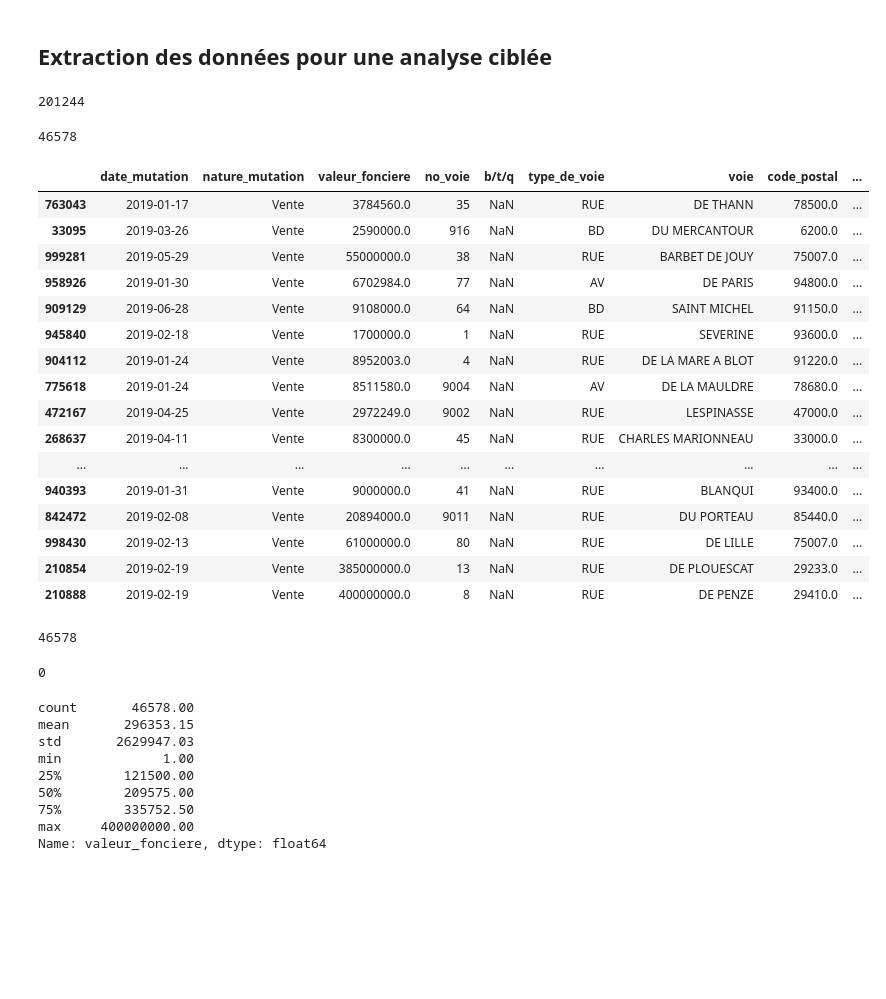
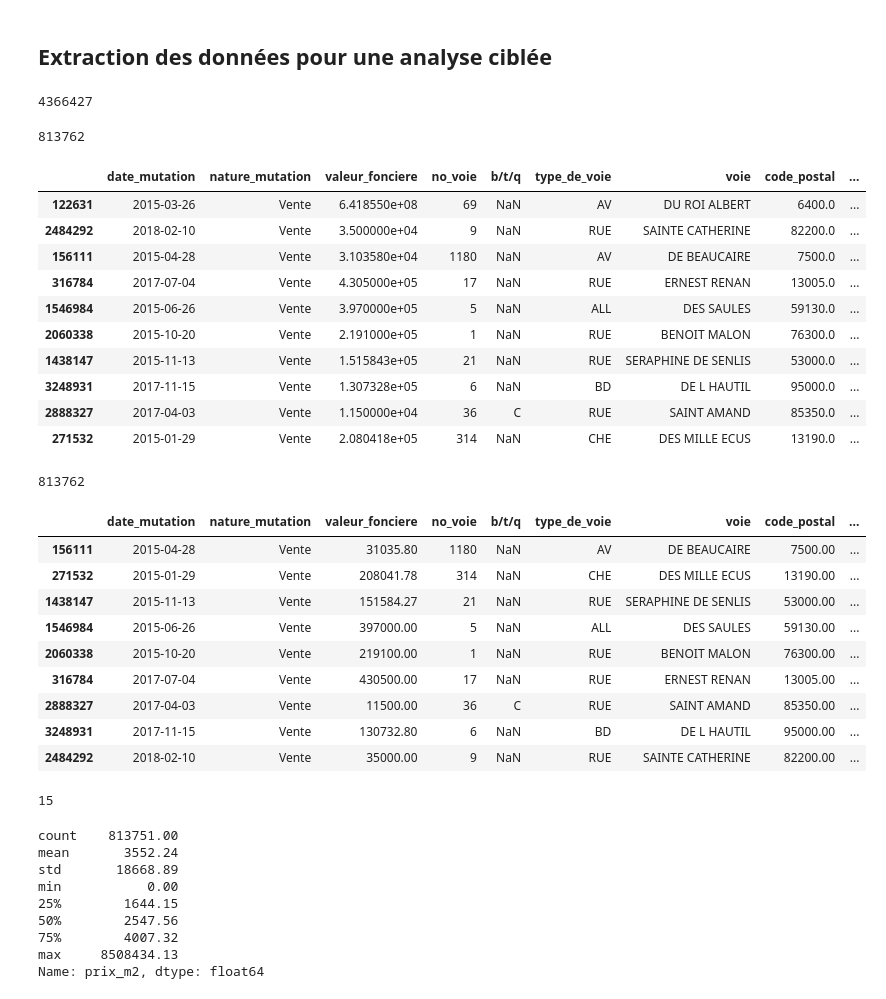
Before and after one commit to houseofai/french-realestate-price-prediction, a Jupyter notebook: 1_Data_Cleaning.ipynb, the cells around one changed output. Drawn from its saved outputs; the diff is of its cells as text; code cells hidden in the pictures; blank space fills up the shorter version.

```diff
--- a/1_Data_Cleaning.ipynb
+++ b/1_Data_Cleaning.ipynb
@@ -45,8 +45,8 @@ col_exclude = ['Code service CH', 'Reference document', '1 Articles CGI',
                'No Volume','No disposition','Code type local', 'Code voie',
                '5eme lot', '4eme lot', '3eme lot', '2eme lot', '1er lot']
 all_files = glob.glob("data/*.txt")
-#df = pd.concat((pd.read_csv(f, sep='|', decimal=",", dtype=def_types, parse_dates=['Date mutation'], date_parser=dateparse, usecols=lambda col: col not in col_exclude) for f in all_files))
-df = pd.read_csv('data/valeursfoncieres-2019.txt', sep='|', decimal=",", dtype=def_types, parse_dates=['Date mutation'], date_parser=dateparse,usecols=lambda col: col not in col_exclude)
+df = pd.concat((pd.read_csv(f, sep='|', decimal=",", dtype=def_types, parse_dates=['Date mutation'], date_parser=dateparse, usecols=lambda col: col not in col_exclude) for f in all_files))
+#df = pd.read_csv('data/valeursfoncieres-2019.txt', sep='|', decimal=",", dtype=def_types, parse_dates=['Date mutation'], date_parser=dateparse,usecols=lambda col: col not in col_exclude)
 # %% [markdown]
 #### Renomme les colonnes
 # %%
@@ -269,46 +269,54 @@ df.to_csv(r'data/valeursfoncieres-clean-df.csv', index = None, header=True)
 # %% [markdown]
 ## Extraction des données pour une analyse ciblée
 # %%
-df_maisons = df[(df['type_local'].isin(['Maison']))&(df['nature_mutation']=='Vente')]
+df_maisons = df[(df['type_local'].isin(['Maison','Appartement']))&(df['nature_mutation']=='Vente')]
 len(df_maisons.index)
 # %% [output]
-201244
+4366427
 # %%
 df_maisons_simple = df_maisons.groupby(['date_mutation','valeur_fonciere']).filter(lambda x: len(x) == 1)
 len(df_maisons_simple.index)
 # %% [output]
-46578
+813762
 # %%
 df_maisons_simple['surface_carrez'] = df_maisons_simple['surface_carrez_du_1er_lot']+ df_maisons_simple['surface_carrez_du_2eme_lot'] + df_maisons_simple['surface_carrez_du_3eme_lot'] + df_maisons_simple['surface_carrez_du_4eme_lot'] + df_maisons_simple['surface_carrez_du_5eme_lot']
 #df_maisons_simple['surface_carrez'].apply(lambda x: x if x>0 else df_maisons_simple['surface_reelle_bati'])
-df_maisons_simple['surface_carrez'] = df_maisons_simple.loc[df_maisons_simple['surface_carrez'] ==0, 'surface_carrez'] = df_maisons_simple['surface_reelle_bati']
+# %%
+df_maisons_simple['surface_carrez'] = np.where(df_maisons_simple['surface_carrez']==0,df_maisons_simple['surface_reelle_bati'],df_maisons_simple['surface_carrez'])
 # %%
 df_maisons_simple['prix_m2'] = df_maisons_simple['valeur_fonciere']/df_maisons_simple['surface_carrez']
 # %%
-df_maisons_simple.sort_values(by=['prix_m2']).tail(20)
+df_maisons_simple.sort_values(by=['prix_m2']).tail(10)
 # %% [output]
 |  | date_mutation | nature_mutation | valeur_fonciere | no_voie | b/t/q | type_de_voie | voie | code_postal | ... |
-| 763043 | 2019-01-17 | Vente | 3784560.0 | 35 | NaN | RUE | DE THANN | 78500.0 | ... |
-| 33095 | 2019-03-26 | Vente | 2590000.0 | 916 | NaN | BD | DU MERCANTOUR | 6200.0 | ... |
-| 999281 | 2019-05-29 | Vente | 55000000.0 | 38 | NaN | RUE | BARBET DE JOUY | 75007.0 | ... |
-| 958926 | 2019-01-30 | Vente | 6702984.0 | 77 | NaN | AV | DE PARIS | 94800.0 | ... |
-| 909129 | 2019-06-28 | Vente | 9108000.0 | 64 | NaN | BD | SAINT MICHEL | 91150.0 | ... |
-| 945840 | 2019-02-18 | Vente | 1700000.0 | 1 | NaN | RUE | SEVERINE | 93600.0 | ... |
-| 904112 | 2019-01-24 | Vente | 8952003.0 | 4 | NaN | RUE | DE LA MARE A BLOT | 91220.0 | ... |
-| 775618 | 2019-01-24 | Vente | 8511580.0 | 9004 | NaN | AV | DE LA MAULDRE | 78680.0 | ... |
-| 472167 | 2019-04-25 | Vente | 2972249.0 | 9002 | NaN | RUE | LESPINASSE | 47000.0 | ... |
-| 268637 | 2019-04-11 | Vente | 8300000.0 | 45 | NaN | RUE | CHARLES MARIONNEAU | 33000.0 | ... |
-| ... | ... | ... | ... | ... | ... | ... | ... | ... | ... |
-| 940393 | 2019-01-31 | Vente | 9000000.0 | 41 | NaN | RUE | BLANQUI | 93400.0 | ... |
-| 842472 | 2019-02-08 | Vente | 20894000.0 | 9011 | NaN | RUE | DU PORTEAU | 85440.0 | ... |
-| 998430 | 2019-02-13 | Vente | 61000000.0 | 80 | NaN | RUE | DE LILLE | 75007.0 | ... |
-| 210854 | 2019-02-19 | Vente | 385000000.0 | 13 | NaN | RUE | DE PLOUESCAT | 29233.0 | ... |
-| 210888 | 2019-02-19 | Vente | 400000000.0 | 8 | NaN | RUE | DE PENZE | 29410.0 | ... |
+| 122631 | 2015-03-26 | Vente | 6.418550e+08 | 69 | NaN | AV | DU ROI ALBERT | 6400.0 | ... |
+| 2484292 | 2018-02-10 | Vente | 3.500000e+04 | 9 | NaN | RUE | SAINTE CATHERINE | 82200.0 | ... |
+| 156111 | 2015-04-28 | Vente | 3.103580e+04 | 1180 | NaN | AV | DE BEAUCAIRE | 7500.0 | ... |
+| 316784 | 2017-07-04 | Vente | 4.305000e+05 | 17 | NaN | RUE | ERNEST RENAN | 13005.0 | ... |
+| 1546984 | 2015-06-26 | Vente | 3.970000e+05 | 5 | NaN | ALL | DES SAULES | 59130.0 | ... |
+| 2060338 | 2015-10-20 | Vente | 2.191000e+05 | 1 | NaN | RUE | BENOIT MALON | 76300.0 | ... |
+| 1438147 | 2015-11-13 | Vente | 1.515843e+05 | 21 | NaN | RUE | SERAPHINE DE SENLIS | 53000.0 | ... |
+| 3248931 | 2017-11-15 | Vente | 1.307328e+05 | 6 | NaN | BD | DE L HAUTIL | 95000.0 | ... |
+| 2888327 | 2017-04-03 | Vente | 1.150000e+04 | 36 | C | RUE | SAINT AMAND | 85350.0 | ... |
+| 271532 | 2015-01-29 | Vente | 2.080418e+05 | 314 | NaN | CHE | DES MILLE ECUS | 13190.0 | ... |
 # %%
 len(df_maisons_simple.index)
 # %% [output]
-46578
+813762
+# %%
+df_maisons_simple[df_maisons_simple['surface_carrez']==0]
+# %% [output]
+|  | date_mutation | nature_mutation | valeur_fonciere | no_voie | b/t/q | type_de_voie | voie | code_postal | ... |
+| 156111 | 2015-04-28 | Vente | 31035.80 | 1180 | NaN | AV | DE BEAUCAIRE | 7500.00 | ... |
+| 271532 | 2015-01-29 | Vente | 208041.78 | 314 | NaN | CHE | DES MILLE ECUS | 13190.00 | ... |
+| 1438147 | 2015-11-13 | Vente | 151584.27 | 21 | NaN | RUE | SERAPHINE DE SENLIS | 53000.00 | ... |
+| 1546984 | 2015-06-26 | Vente | 397000.00 | 5 | NaN | ALL | DES SAULES | 59130.00 | ... |
+| 2060338 | 2015-10-20 | Vente | 219100.00 | 1 | NaN | RUE | BENOIT MALON | 76300.00 | ... |
+| 316784 | 2017-07-04 | Vente | 430500.00 | 17 | NaN | RUE | ERNEST RENAN | 13005.00 | ... |
+| 2888327 | 2017-04-03 | Vente | 11500.00 | 36 | C | RUE | SAINT AMAND | 85350.00 | ... |
+| 3248931 | 2017-11-15 | Vente | 130732.80 | 6 | NaN | BD | DE L HAUTIL | 95000.00 | ... |
+| 2484292 | 2018-02-10 | Vente | 35000.00 | 9 | NaN | RUE | SAINTE CATHERINE | 82200.00 | ... |
 # %%
-len(df_maisons_simple[df_maisons_simple['surface_reelle_bati']==0].index)
+len(df_maisons_simple[df_maisons_simple['surface_carrez']==0].index)
 # %% [output]
-0
+15
@@ -315,14 +325,14 @@ len(df_maisons_simple[df_maisons_simple['surface_reelle_bati']==0].index)
 # %%
 pd.options.display.float_format = "{:.2f}".format
-df_maisons_simple['valeur_fonciere'].describe()
+df_maisons_simple['prix_m2'].describe()
 # %% [output]
-count       46578.00
-mean       296353.15
-std       2629947.03
-min             1.00
-25%        121500.00
-50%        209575.00
-75%        335752.50
-max     400000000.00
-Name: valeur_fonciere, dtype: float64
+count    813751.00
+mean       3552.24
+std       18668.89
+min           0.00
+25%        1644.15
+50%        2547.56
+75%        4007.32
+max     8508434.13
+Name: prix_m2, dtype: float64
 # %%
```
Also changed, not shown: parts of 21 cells of this notebook, 2 other files.
